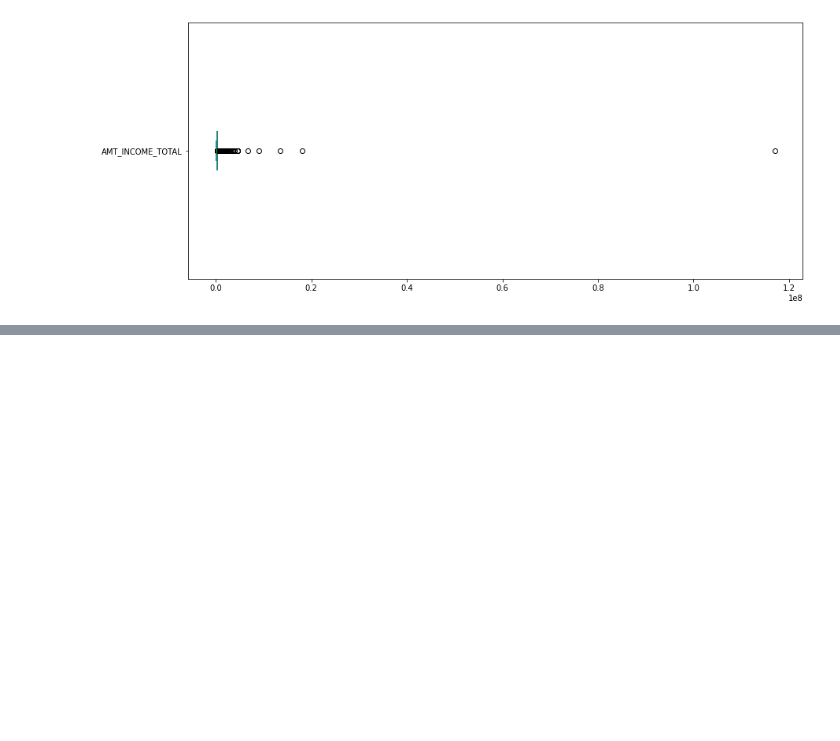
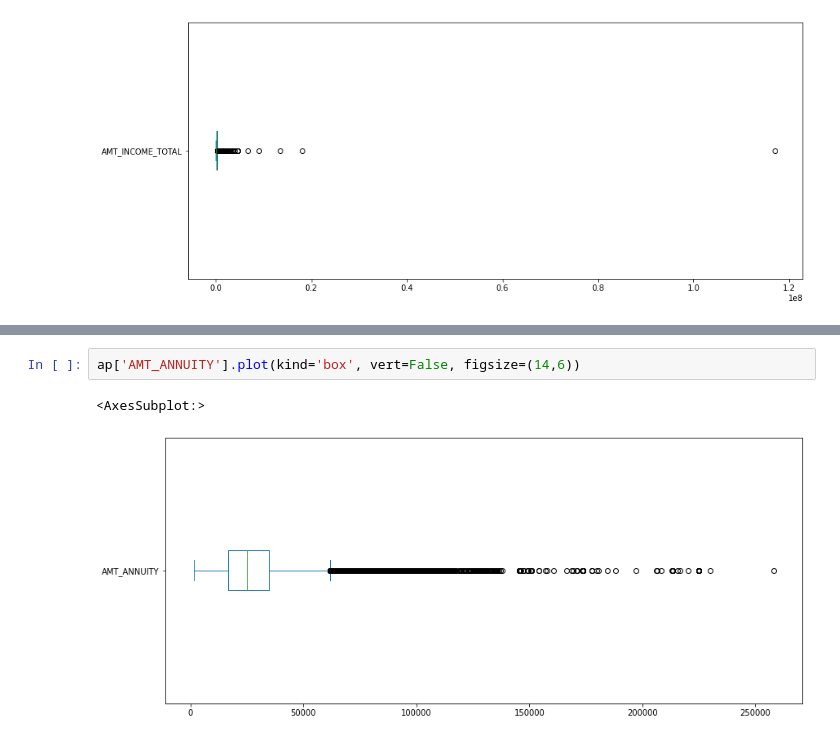
Before and after one commit to VicMer2412/AAI510_Mod1_Assignment1, a Jupyter notebook: Assignment1.ipynb, the cells around one changed output, grey strips where cells are left out. Drawn from its saved outputs; the diff is of its cells as text; blank space fills up the shorter version.

```diff
--- a/Assignment1.ipynb
+++ b/Assignment1.ipynb
@@ -372,0 +83,5 @@ corr
+# %%
+ap['AMT_ANNUITY'].plot(kind='box', vert=False, figsize=(14,6))
+# %% [output]
+<AxesSubplot:>
+[figure, added]
```
Also changed, not shown: parts of 52 cells of this notebook.
